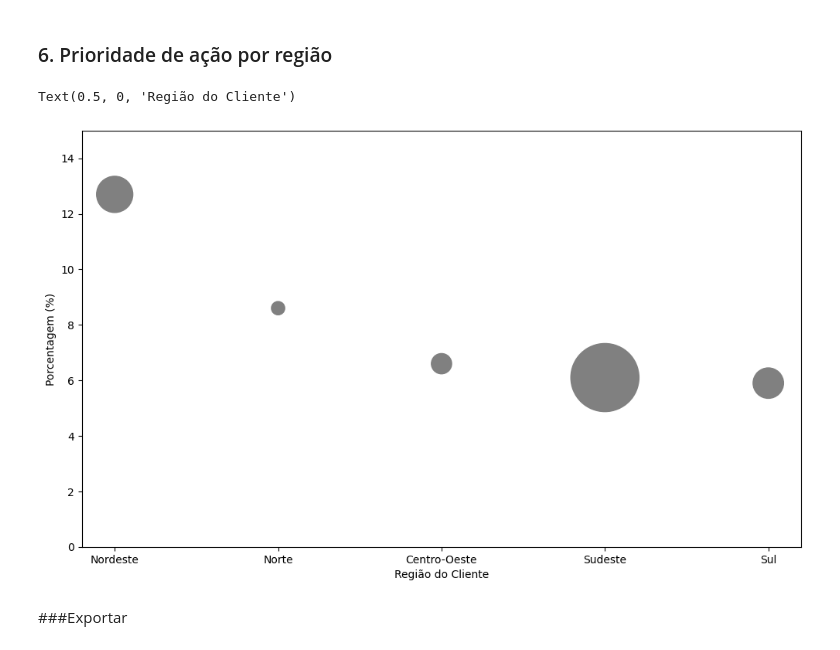
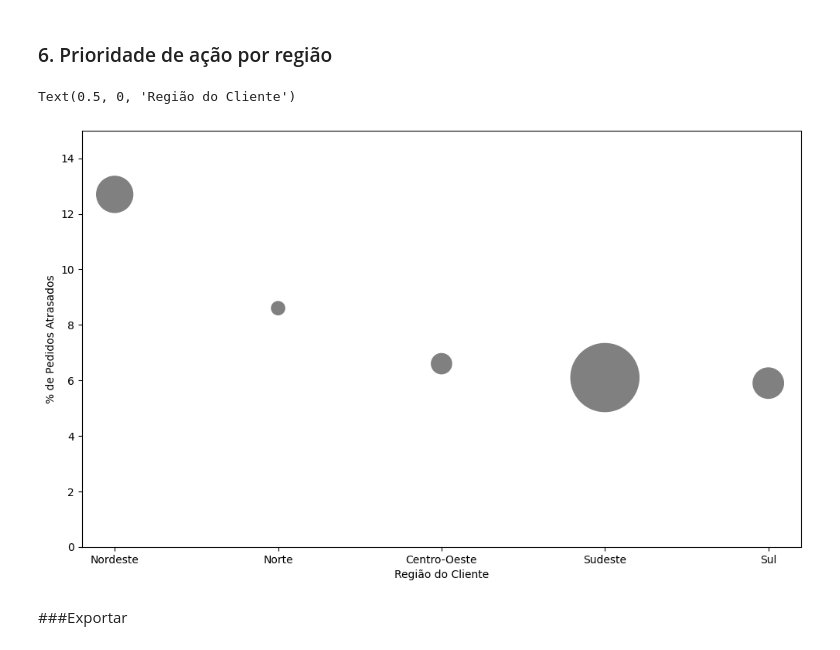
Before and after one commit to LaylaVenancio/olist-logistic-impact-analysis, a Jupyter notebook: de_Tech_Challenge_Final.ipynb, the cells around one changed output. Saved outputs shown, nothing was run; the diff lists cells and outputs as text; code cells hidden in the pictures.

```diff
--- a/de_Tech_Challenge_Final.ipynb
+++ b/de_Tech_Challenge_Final.ipynb
@@ -817,22 +817,22 @@ hipotese5.corr()
 # %%
 hipotese6 = hipotese3[['Customer_Region','Late','porcentagem_atraso']]
 
 hipotese6.plot(
     kind='scatter',
     x='Customer_Region',
     y='porcentagem_atraso',
     s= hipotese6['Late'],
     color='gray',
     figsize=(12, 7),
     grid=False
 )
 
 plt.ylim(0, 15)
-plt.ylabel('Porcentagem (%)')
+plt.ylabel('% de Pedidos Atrasados')
 plt.xlabel('Região do Cliente')
 # %% [output]
 Text(0.5, 0, 'Região do Cliente')
-[figure, old version]
+[figure, new version]
 # %% [markdown]
 ###Exportar
 # %%
```
Also changed, not shown: parts of 4 cells of this notebook.
